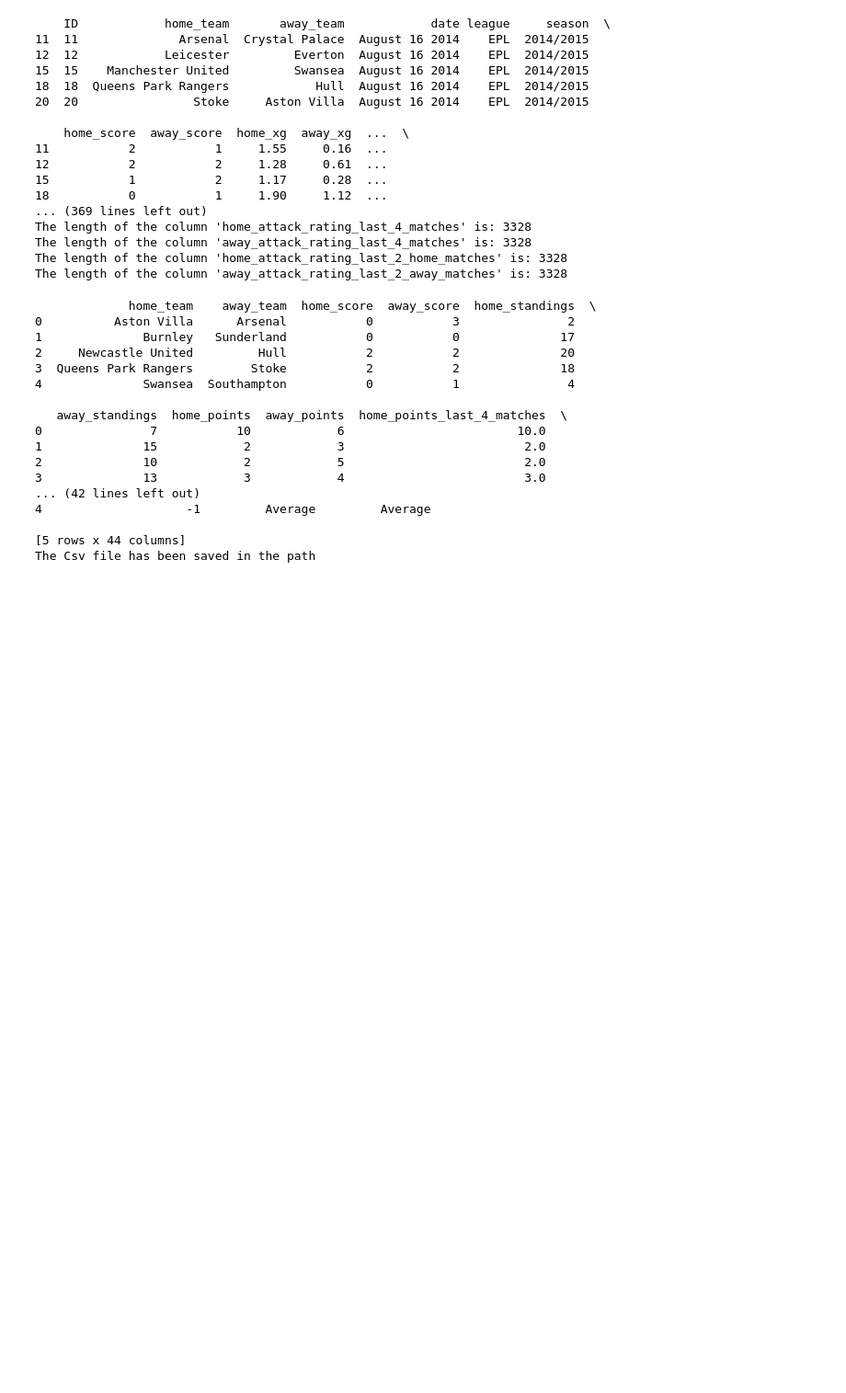
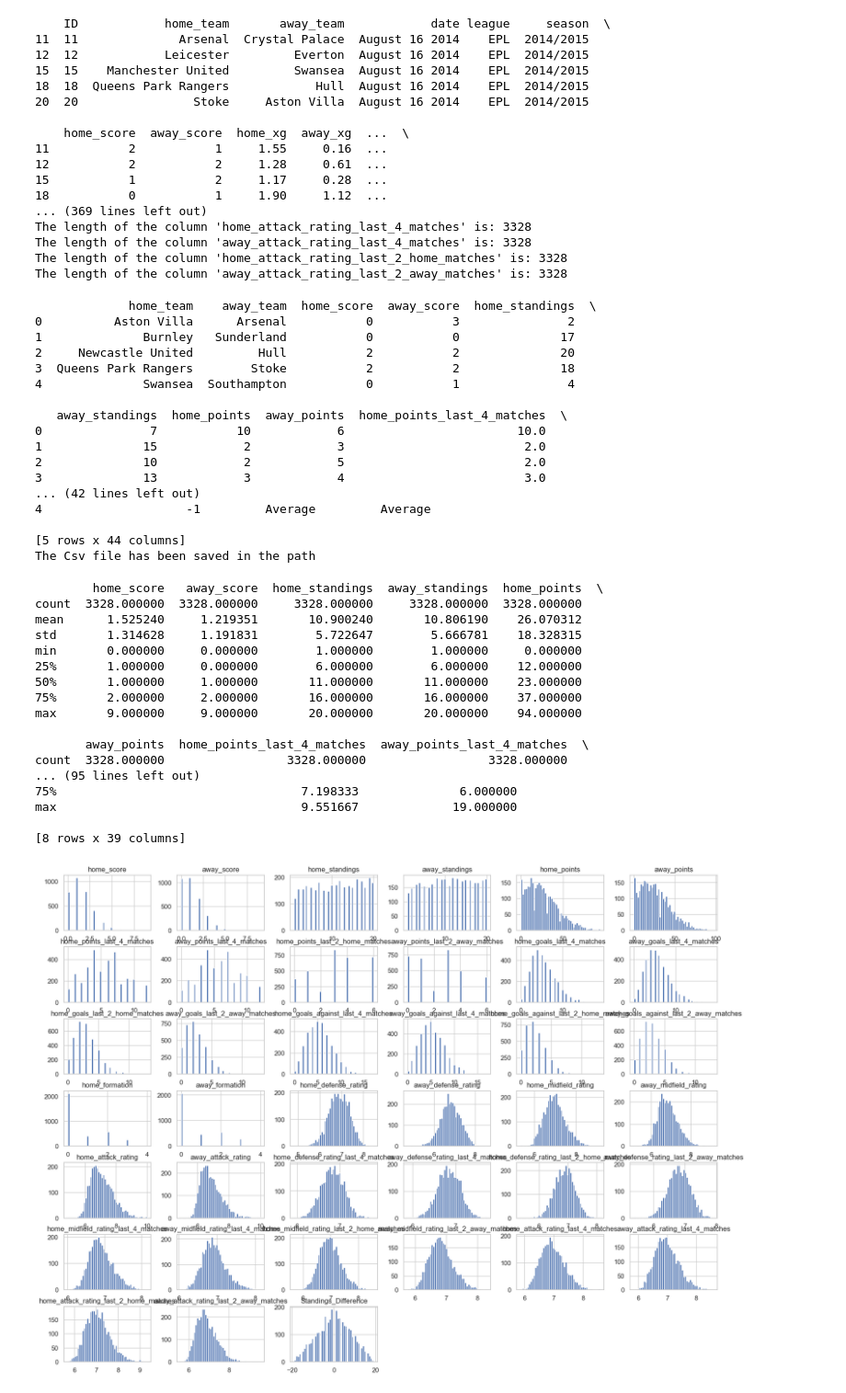
Before and after one commit to Mahtolaa/My-Project-Repository, a Jupyter notebook: My Project Notebook 2.ipynb, the cells around one changed output. Shown at 92% size. Saved outputs shown, nothing was run; the diff lists cells and outputs as text; code cells hidden in the pictures; blank space fills up the shorter version.

```diff
--- a/My Project Notebook 2.ipynb
+++ b/My Project Notebook 2.ipynb
@@ -192,3 +192,83 @@ print ('The Csv file has been saved in the path')
 
 [5 rows x 44 columns]
 The Csv file has been saved in the path
+# %%
+# EXPLORATORY DATA ANALYSIS
+# Patterns, distribution and characteristics of the dataset is investigated
+
+# Load the data with new features
+Data_path = r"C:\Users\HP\OneDrive - University of Hertfordshire\EPL Dataset\Dataset 2\New_featured_dataset.csv"
+df = pd.read_csv(Data_path)
+
+# The first step is to get the summary statistics to understand the data distribution
+print(df.describe())
+
+# Then the patterns, correlation and outliers are identified using visualisation
+
+# Exploring Numerical features
+# Histograms to identify the distribution of numerical features
+df.hist(bins=50, figsize=(20, 15))
+plt.show()
+
+# Box plots to identify outliers
+plt.figure(figsize=(15, 10))
+sns.boxplot(data=df)
+plt.xticks(rotation=90)
+plt.show()
+
+# Bivariate analysis to show the relationship between two variables
+# Correlation heatmap for relationship between features
+plt.figure(figsize=(20, 15))
+Numeric_df = df.select_dtypes(include=['float64', 'int64'])
+sns.heatmap(Numeric_df.corr(), annot=True, fmt='.2f')
+plt.show()
+
+
+# Exploring categorical features
+# Identify the categorical features
+Categorical_features = df.select_dtypes(include=['object']).columns
+
+# Count the unique values in each categorical feature
+Categorical_counts = {col: df[col].value_counts() for col in Categorical_features}
+
+# Display the counts for each Categorical features column
+for col, counts in Categorical_counts.items():
+    print(f"Counts for column '{col}':")
+    print(counts)
+    print("\n")
+
+
+# Visualisation for the the categorical feature count
+# The visualisation style
+sns.set(style="whitegrid")
+
+# Bar plots for each Categorical_features column
+for col, counts in Categorical_counts.items():
+    plt.figure(figsize=(10, 6))
+    sns.barplot(x=counts.values, y=counts.index, palette="viridis")
+    plt.title(f'Value Counts for {col}')
+    plt.xlabel('Count')
+    plt.ylabel(col)
+    plt.show()
+
+
+print ('The data exploration complete')
+# %% [output]
+        home_score   away_score  home_standings  away_standings  home_points  \
+count  3328.000000  3328.000000     3328.000000     3328.000000  3328.000000
+mean      1.525240     1.219351       10.900240       10.806190    26.070312
+std       1.314628     1.191831        5.722647        5.666781    18.328315
+min       0.000000     0.000000        1.000000        1.000000     0.000000
+25%       1.000000     0.000000        6.000000        6.000000    12.000000
+50%       1.000000     1.000000       11.000000       11.000000    23.000000
+75%       2.000000     2.000000       16.000000       16.000000    37.000000
+max       9.000000     9.000000       20.000000       20.000000    94.000000
+
+       away_points  home_points_last_4_matches  away_points_last_4_matches  \
+count  3328.000000                 3328.000000                 3328.000000
+... (95 lines left out)
+75%                                  7.198333              6.000000
+max                                  9.551667             19.000000
+
+[8 rows x 39 columns]
+[figure, added]
```
Also changed, not shown: parts of 3 cells of this notebook.
